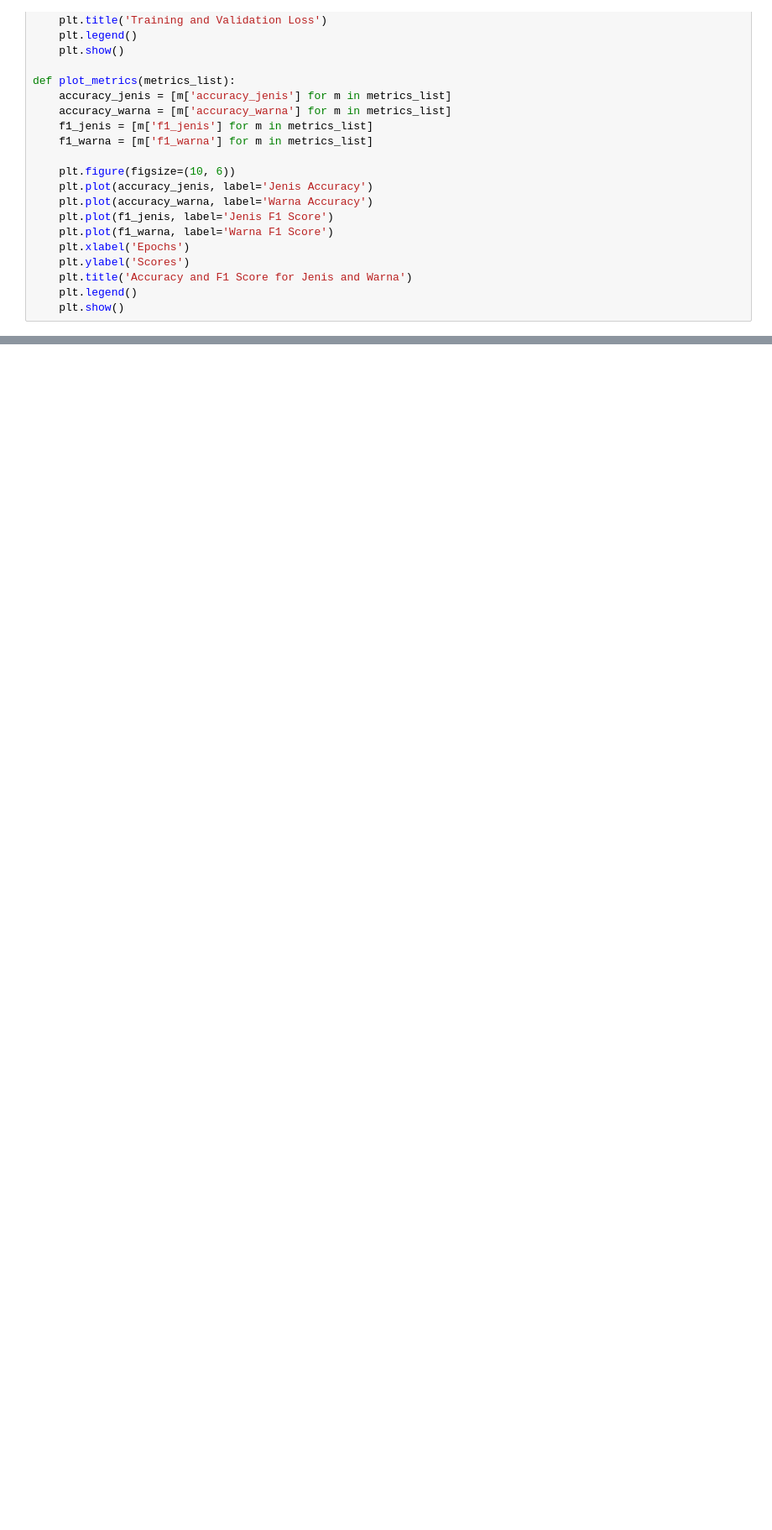
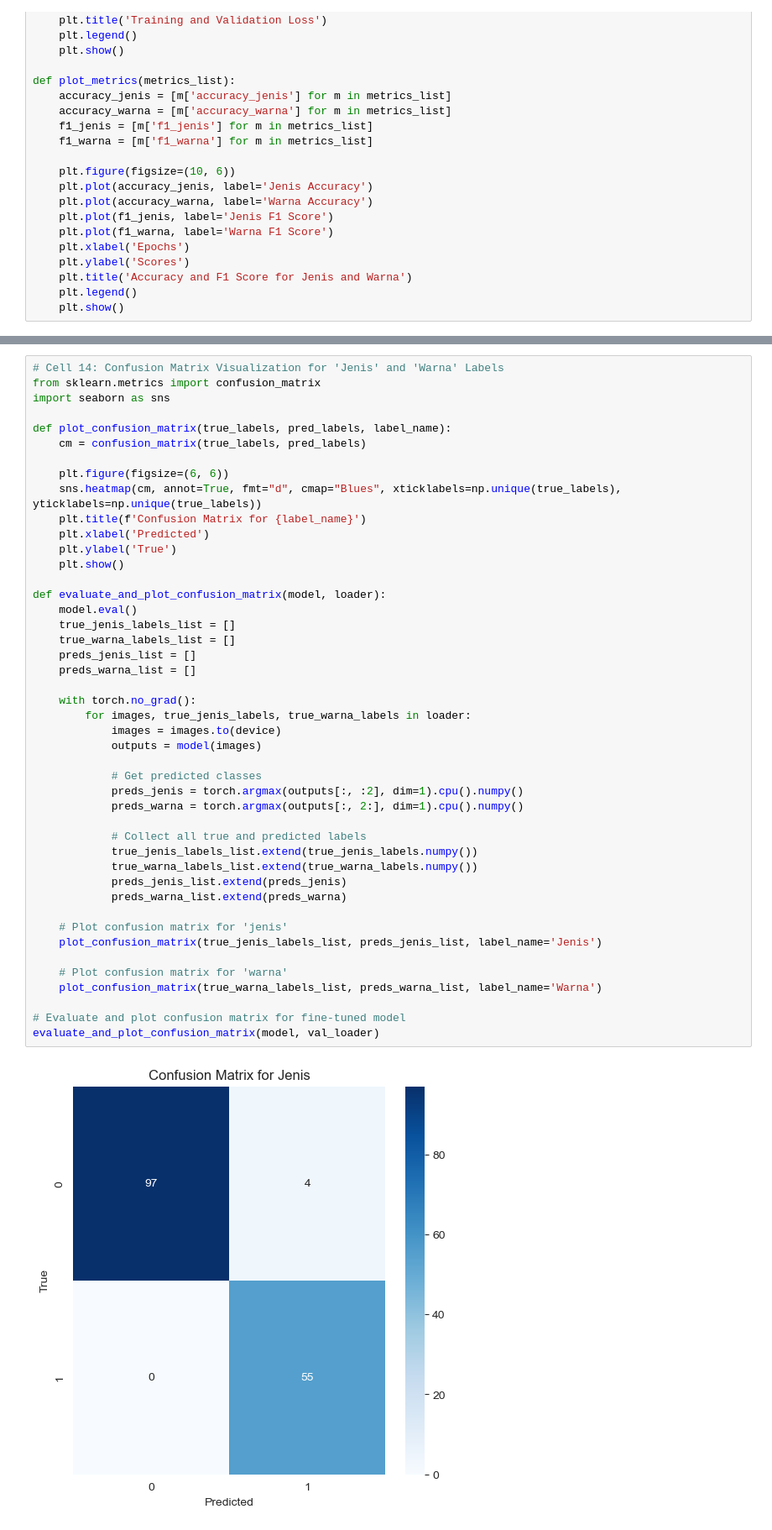
Before and after one commit to GabrielBatavia/Hology-7-Data-Mining-Competition-2024, a Jupyter notebook: base/base5.ipynb, the cells around one changed output, grey strips where cells are left out. Shown at 84% size. Saved outputs shown, nothing was run; the diff lists cells and outputs as text; blank space fills up the shorter version.

```diff
--- a/base/base5.ipynb
+++ b/base/base5.ipynb
@@ -374,0 +441,47 @@ Best model saved.
+# %%
+# Cell 14: Confusion Matrix Visualization for 'Jenis' and 'Warna' Labels
+from sklearn.metrics import confusion_matrix
+import seaborn as sns
+
+def plot_confusion_matrix(true_labels, pred_labels, label_name):
+    cm = confusion_matrix(true_labels, pred_labels)
+
+    plt.figure(figsize=(6, 6))
+    sns.heatmap(cm, annot=True, fmt="d", cmap="Blues", xticklabels=np.unique(true_labels), yticklabels=np.unique(true_labels))
+    plt.title(f'Confusion Matrix for {label_name}')
+    plt.xlabel('Predicted')
+    plt.ylabel('True')
+    plt.show()
+
+def evaluate_and_plot_confusion_matrix(model, loader):
+    model.eval()
+    true_jenis_labels_list = []
+    true_warna_labels_list = []
+    preds_jenis_list = []
+    preds_warna_list = []
+
+    with torch.no_grad():
+        for images, true_jenis_labels, true_warna_labels in loader:
+            images = images.to(device)
+            outputs = model(images)
+
+            # Get predicted classes
+            preds_jenis = torch.argmax(outputs[:, :2], dim=1).cpu().numpy()
+            preds_warna = torch.argmax(outputs[:, 2:], dim=1).cpu().numpy()
+
+            # Collect all true and predicted labels
+            true_jenis_labels_list.extend(true_jenis_labels.numpy())
+            true_warna_labels_list.extend(true_warna_labels.numpy())
+            preds_jenis_list.extend(preds_jenis)
+            preds_warna_list.extend(preds_warna)
+
+    # Plot confusion matrix for 'jenis'
+    plot_confusion_matrix(true_jenis_labels_list, preds_jenis_list, label_name='Jenis')
+
+    # Plot confusion matrix for 'warna'
+    plot_confusion_matrix(true_warna_labels_list, preds_warna_list, label_name='Warna')
+
+# Evaluate and plot confusion matrix for fine-tuned model
+evaluate_and_plot_confusion_matrix(model, val_loader)
+# %% [output]
+[figure, added]
```
Also changed, not shown: parts of 13 cells of this notebook, 6 other files.
